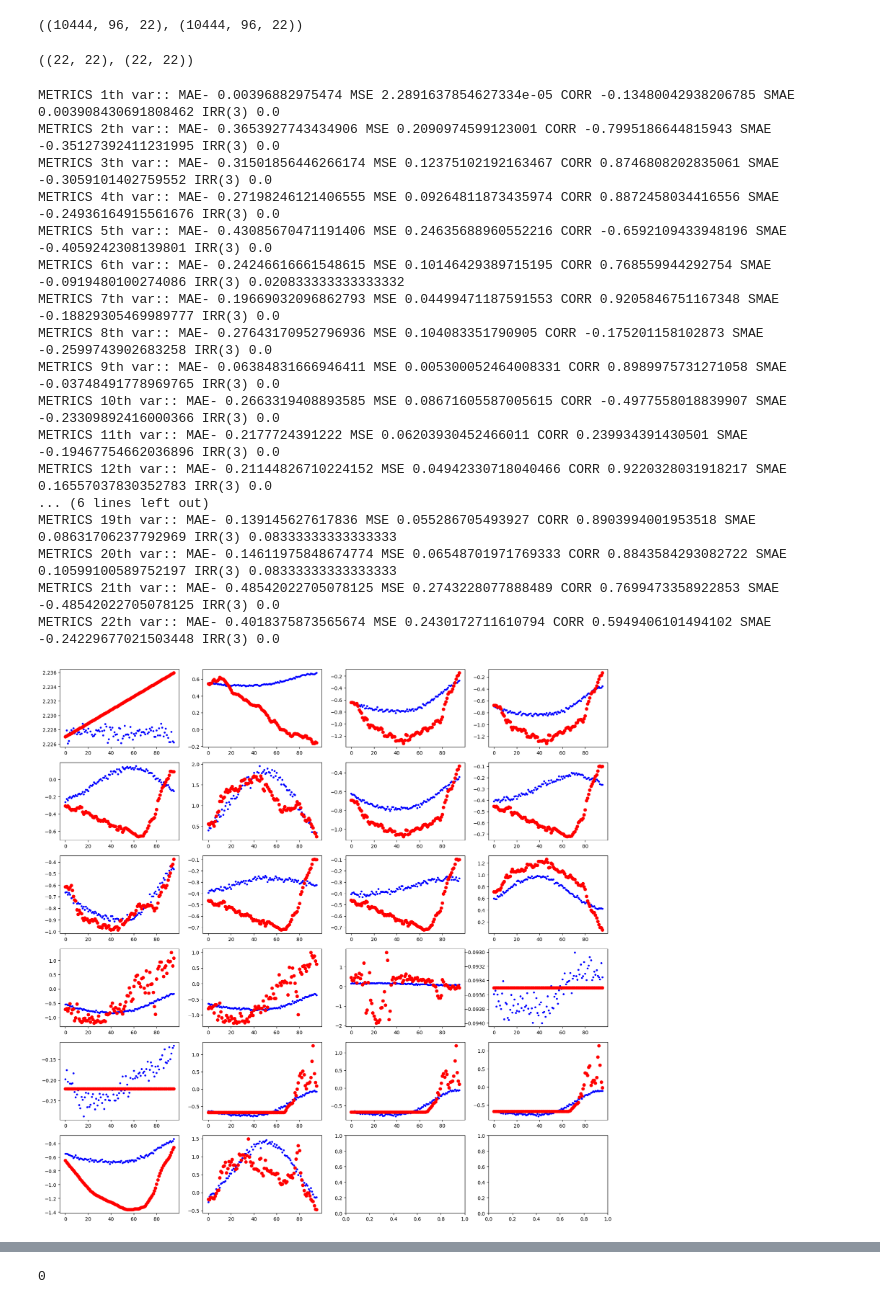
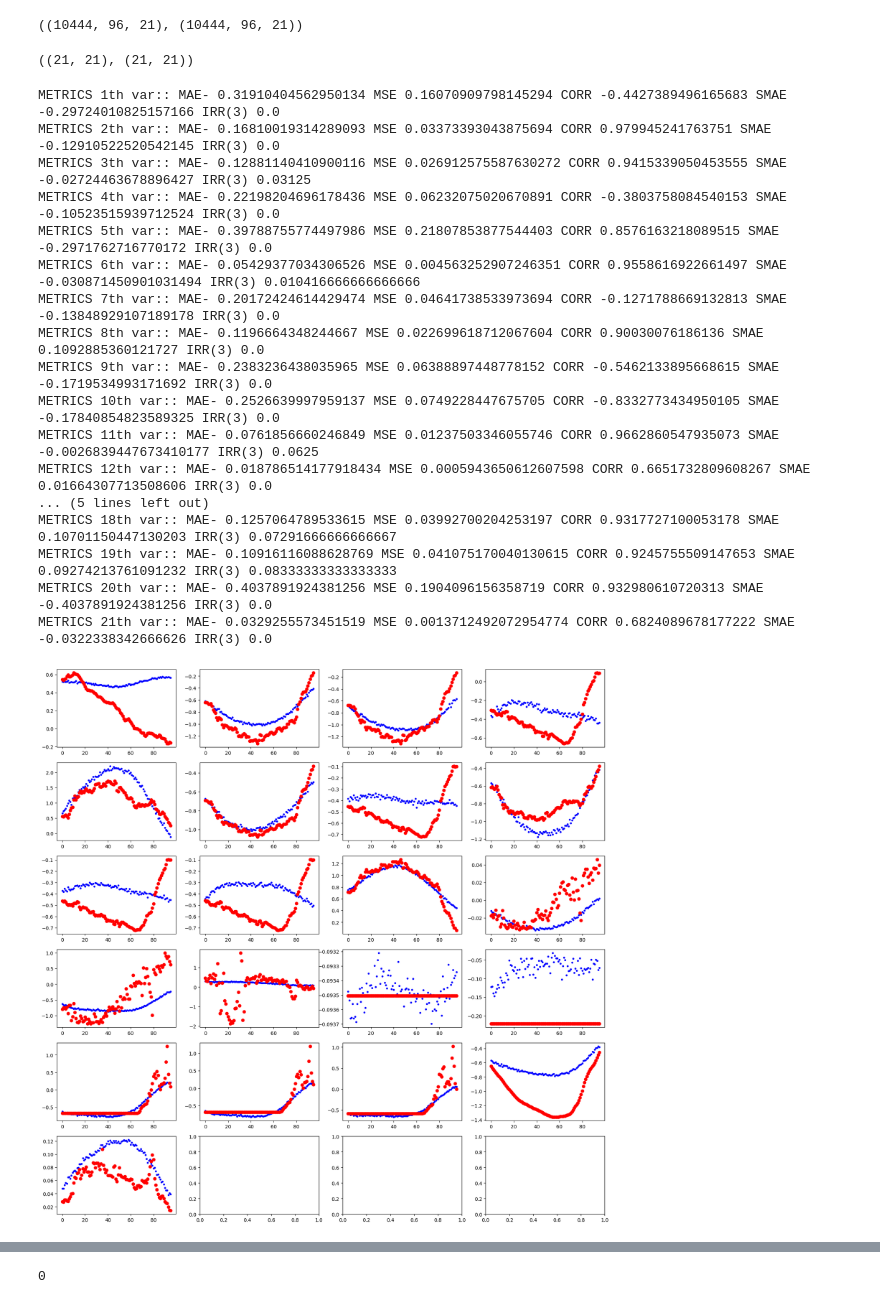
Before and after one commit to utolee90/tciTransformer, a Jupyter notebook: Amplitude_Comparison.ipynb, the cells around one changed output, grey strips where cells are left out. Saved outputs shown, nothing was run; the diff lists cells and outputs as text; code cells hidden in the pictures.

```diff
--- a/Amplitude_Comparison.ipynb
+++ b/Amplitude_Comparison.ipynb
@@ -30,14 +32,14 @@ import numpy as np
 
 load_files = ['metrics.npy', 'metrics_last.npy', 'pred.npy', 'true.npy']
 
-file_path = './results/' + path_weather[-1] + '/'
+file_path = './results/' + path_weather[-2] + '/'
 
 pred_obj = np.load(file_path + 'pred.npy')
 true_obj = np.load(file_path + 'true.npy')
 # %%
 pred_obj.shape, true_obj.shape # 시계열 96, 22차원, 10444 시도
 # %% [output]
-((10444, 96, 22), (10444, 96, 22))
+((10444, 96, 21), (10444, 96, 21))
 # %%
 import matplotlib.pyplot as plt
 # %%
@@ -47,43 +49,43 @@ from utils.metrics import metric, REC_CORR, SMAE, RATIO_IRR
 # 각 변수별 상관관계 파악
 np.corrcoef(pred_obj[0,:,:].T).shape, np.corrcoef(true_obj[0,:,:].T).shape
 # %% [output]
-((22, 22), (22, 22))
+((21, 21), (21, 21))
 # %%
 xval = np.array(range(96))
 
 fig, axs = plt.subplots(6, 4, figsize=(20, 20))  # 5행 10열 서브플롯, figure 크기 조정
 step = 0
 
 # 변수 22개
 for i in range(6):
     for j in range(4):
-        if 4*i + j < 22:
+        if 4*i + j < 21:
             x = range(96)
             y1 = pred_obj[step,:,4*i+j]
             y2 = true_obj[step,:,4*i+j]
             ax = axs[i,j]
             ax.plot(x,y1, 'b.')
             ax.plot(x,y2 , 'ro')
             print(f"METRICS {4*i+j+1}th var:: MAE- {metric(y1,y2)[0]} MSE {metric(y1,y2)[1]} CORR {np.corrcoef(y1,y2)[0,1]} SMAE {SMAE(y1,y2)} IRR(3) {RATIO_IRR(y1,y2,3)}")
 # %% [output]
-METRICS 1th var:: MAE- 0.00396882975474 MSE 2.2891637854627334e-05 CORR -0.13480042938206785 SMAE 0.003908430691808462 IRR(3) 0.0
-METRICS 2th var:: MAE- 0.3653927743434906 MSE 0.2090974599123001 CORR -0.7995186644815943 SMAE -0.35127392411231995 IRR(3) 0.0
-METRICS 3th var:: MAE- 0.31501856446266174 MSE 0.12375102192163467 CORR 0.8746808202835061 SMAE -0.3059101402759552 IRR(3) 0.0
-METRICS 4th var:: MAE- 0.27198246121406555 MSE 0.09264811873435974 CORR 0.8872458034416556 SMAE -0.24936164915561676 IRR(3) 0.0
-METRICS 5th var:: MAE- 0.43085670471191406 MSE 0.24635688960552216 CORR -0.6592109433948196 SMAE -0.4059242308139801 IRR(3) 0.0
-METRICS 6th var:: MAE- 0.24246616661548615 MSE 0.10146429389715195 CORR 0.768559944292754 SMAE -0.0919480100274086 IRR(3) 0.020833333333333332
-METRICS 7th var:: MAE- 0.19669032096862793 MSE 0.04499471187591553 CORR 0.9205846751167348 SMAE -0.18829305469989777 IRR(3) 0.0
-METRICS 8th var:: MAE- 0.27643170952796936 MSE 0.104083351790905 CORR -0.175201158102873 SMAE -0.2599743902683258 IRR(3) 0.0
-METRICS 9th var:: MAE- 0.06384831666946411 MSE 0.005300052464008331 CORR 0.8989975731271058 SMAE -0.03748491778969765 IRR(3) 0.0
-METRICS 10th var:: MAE- 0.2663319408893585 MSE 0.08671605587005615 CORR -0.4977558018839907 SMAE -0.23309892416000366 IRR(3) 0.0
-METRICS 11th var:: MAE- 0.2177724391222 MSE 0.06203930452466011 CORR 0.239934391430501 SMAE -0.19467754662036896 IRR(3) 0.0
-METRICS 12th var:: MAE- 0.21144826710224152 MSE 0.04942330718040466 CORR 0.9220328031918217 SMAE 0.16557037830352783 IRR(3) 0.0
-... (6 lines left out)
-METRICS 19th var:: MAE- 0.139145627617836 MSE 0.055286705493927 CORR 0.8903994001953518 SMAE 0.08631706237792969 IRR(3) 0.08333333333333333
-METRICS 20th var:: MAE- 0.14611975848674774 MSE 0.06548701971769333 CORR 0.8843584293082722 SMAE 0.10599100589752197 IRR(3) 0.08333333333333333
-METRICS 21th var:: MAE- 0.48542022705078125 MSE 0.2743228077888489 CORR 0.7699473358922853 SMAE -0.48542022705078125 IRR(3) 0.0
-METRICS 22th var:: MAE- 0.4018375873565674 MSE 0.2430172711610794 CORR 0.5949406101494102 SMAE -0.24229677021503448 IRR(3) 0.0
+METRICS 1th var:: MAE- 0.31910404562950134 MSE 0.16070909798145294 CORR -0.4427389496165683 SMAE -0.29724010825157166 IRR(3) 0.0
+METRICS 2th var:: MAE- 0.16810019314289093 MSE 0.03373393043875694 CORR 0.979945241763751 SMAE -0.12910522520542145 IRR(3) 0.0
+METRICS 3th var:: MAE- 0.12881140410900116 MSE 0.026912575587630272 CORR 0.9415339050453555 SMAE -0.02724463678896427 IRR(3) 0.03125
+METRICS 4th var:: MAE- 0.22198204696178436 MSE 0.06232075020670891 CORR -0.3803758084540153 SMAE -0.10523515939712524 IRR(3) 0.0
+METRICS 5th var:: MAE- 0.39788755774497986 MSE 0.21807853877544403 CORR 0.8576163218089515 SMAE -0.2971762716770172 IRR(3) 0.0
+METRICS 6th var:: MAE- 0.05429377034306526 MSE 0.004563252907246351 CORR 0.9558616922661497 SMAE -0.030871450901031494 IRR(3) 0.010416666666666666
+METRICS 7th var:: MAE- 0.20172424614429474 MSE 0.04641738533973694 CORR -0.1271788669132813 SMAE -0.13848929107189178 IRR(3) 0.0
+METRICS 8th var:: MAE- 0.1196664348244667 MSE 0.022699618712067604 CORR 0.90030076186136 SMAE 0.1092885360121727 IRR(3) 0.0
+METRICS 9th var:: MAE- 0.2383236438035965 MSE 0.06388897448778152 CORR -0.5462133895668615 SMAE -0.1719534993171692 IRR(3) 0.0
+METRICS 10th var:: MAE- 0.2526639997959137 MSE 0.0749228447675705 CORR -0.8332773434950105 SMAE -0.17840854823589325 IRR(3) 0.0
+METRICS 11th var:: MAE- 0.0761856660246849 MSE 0.01237503346055746 CORR 0.9662860547935073 SMAE -0.0026839447673410177 IRR(3) 0.0625
+METRICS 12th var:: MAE- 0.018786514177918434 MSE 0.0005943650612607598 CORR 0.6651732809608267 SMAE 0.01664307713508606 IRR(3) 0.0
+... (5 lines left out)
+METRICS 18th var:: MAE- 0.1257064789533615 MSE 0.03992700204253197 CORR 0.9317727100053178 SMAE 0.10701150447130203 IRR(3) 0.07291666666666667
+METRICS 19th var:: MAE- 0.10916116088628769 MSE 0.041075170040130615 CORR 0.9245755509147653 SMAE 0.09274213761091232 IRR(3) 0.08333333333333333
+METRICS 20th var:: MAE- 0.4037891924381256 MSE 0.1904096156358719 CORR 0.932980610720313 SMAE -0.4037891924381256 IRR(3) 0.0
+METRICS 21th var:: MAE- 0.0329255573451519 MSE 0.0013712492072954774 CORR 0.6824089678177222 SMAE -0.0322338342666626 IRR(3) 0.0
-[figure, old version]
+[figure, new version]
 # %%
 xval = np.array(range(96))
 
```
Also changed, not shown: parts of 24 cells of this notebook, 7 other files.
